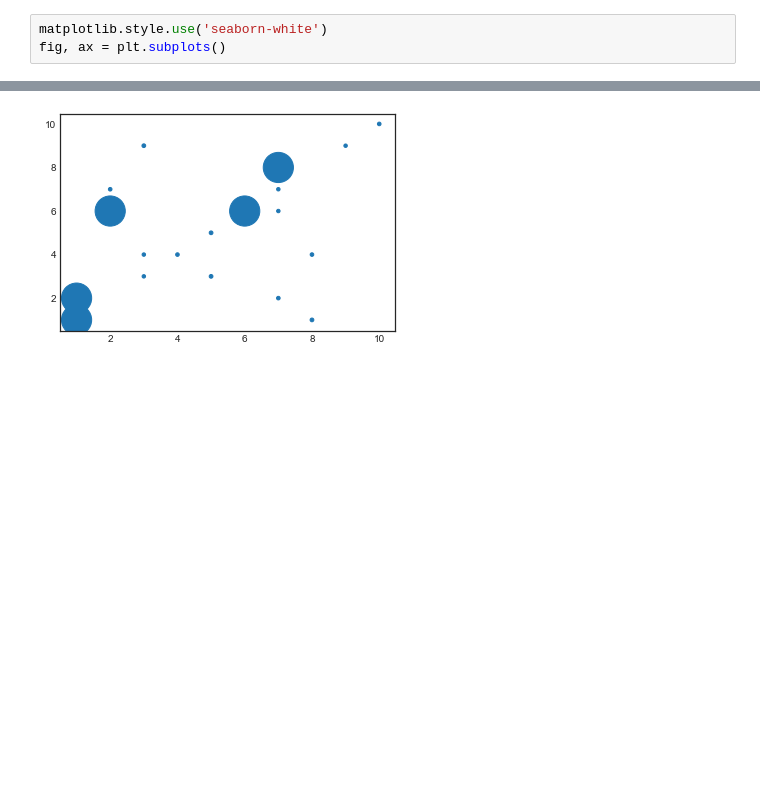
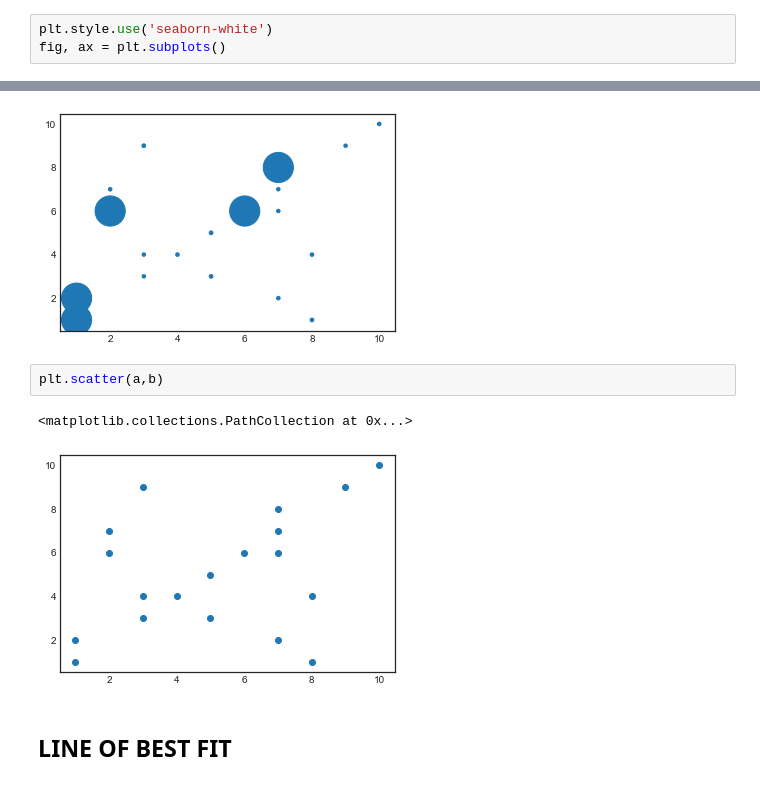
Before and after one commit to avikravi/pythonProblems, a Jupyter notebook: 0_Notes/Matplotlib.ipynb, the cells around one changed output, grey strips where cells are left out. Drawn from its saved outputs; the diff is of its cells as text; blank space fills up the shorter version.

Commit message:
Line of Best fit

```diff
--- a/0_Notes/Matplotlib.ipynb
+++ b/0_Notes/Matplotlib.ipynb
@@ -4,7 +4,7 @@
 %matplotlib inline
 import matplotlib.pyplot as plt
 # %%
-matplotlib.style.use('seaborn-white')
+plt.style.use('seaborn-white')
 fig, ax = plt.subplots()
 # %% [output]
 [figure]
@@ -17,3 +17,10 @@ c = [911, 12, 13, 14]
 fig = plt.scatter(a,b,s=c)
 # %% [output]
 [figure]
+# %%
+plt.scatter(a,b)
+# %% [output]
+<matplotlib.collections.PathCollection at 0x...>
+[figure, added]
+# %% [markdown]
+## LINE OF BEST FIT
```
Also changed, not shown: parts of 3 cells of this notebook.
